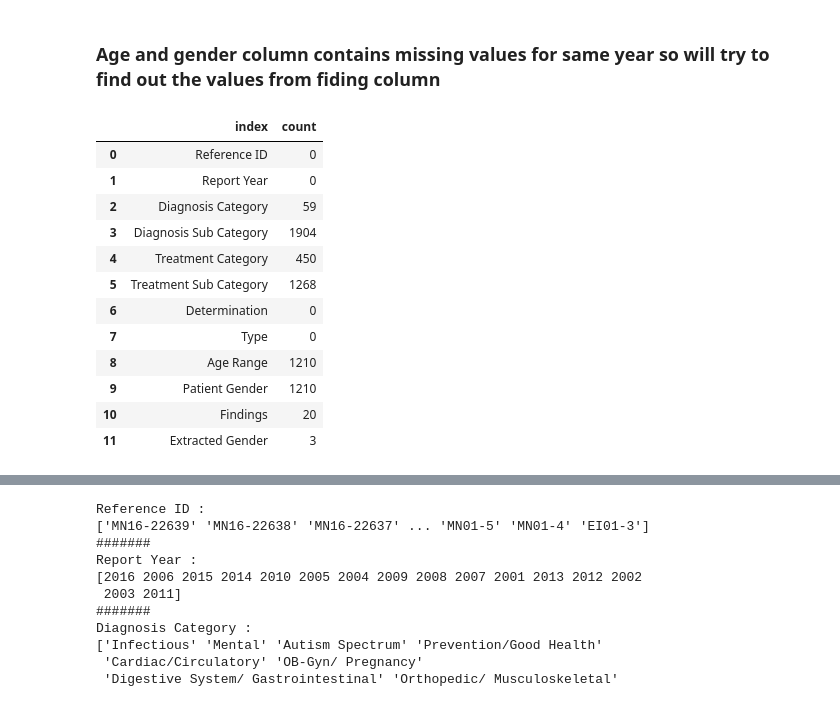
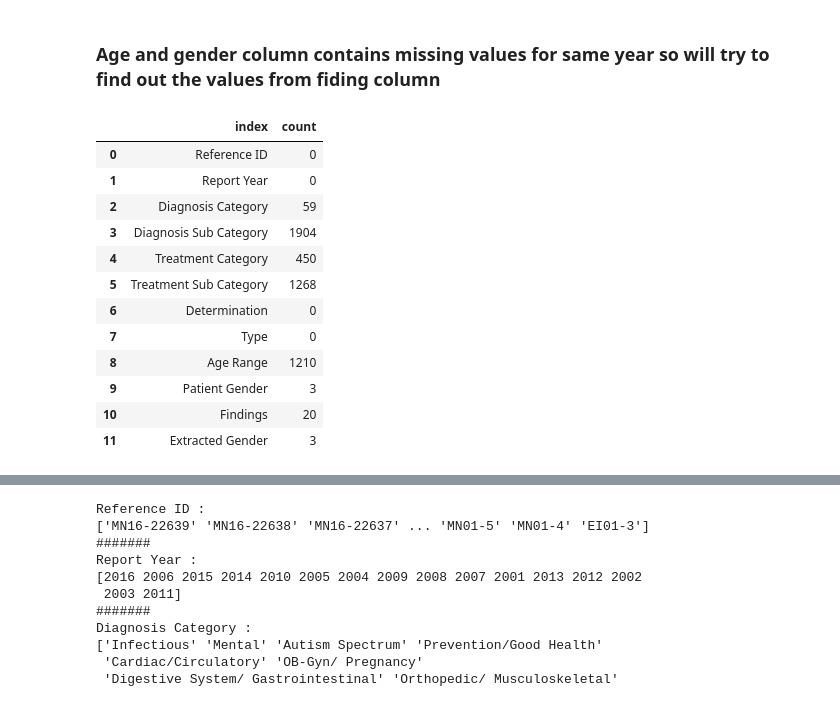
Before and after one commit to rohitkadam1410/Data-Scinence-Projects, a Jupyter notebook: Independent medical review dataset/EDA_independent_medical_review.ipynb, the cells around one changed output, grey strips where cells are left out. Cells and saved outputs as stored; diff of their text form; code cells hidden in the pictures.

```diff
--- a/Independent medical review dataset/EDA_independent_medical_review.ipynb
+++ b/Independent medical review dataset/EDA_independent_medical_review.ipynb
@@ -140,18 +163,19 @@ def find_gender(patient_info):
     return gender
 # %%
 df['Extracted Gender'] = df.apply(find_gender, axis=1)
+df['Patient Gender'] = df.apply(find_gender, axis=1)
 df.isnull().sum().reset_index(name='count')
 # %% [output]
 |  | index | count |
 | 0 | Reference ID | 0 |
 | 1 | Report Year | 0 |
 | 2 | Diagnosis Category | 59 |
 | 3 | Diagnosis Sub Category | 1904 |
 | 4 | Treatment Category | 450 |
 | 5 | Treatment Sub Category | 1268 |
 | 6 | Determination | 0 |
 | 7 | Type | 0 |
 | 8 | Age Range | 1210 |
-| 9 | Patient Gender | 1210 |
+| 9 | Patient Gender | 3 |
 | 10 | Findings | 20 |
 | 11 | Extracted Gender | 3 |
```
Also changed, not shown: parts of 7 cells of this notebook.
